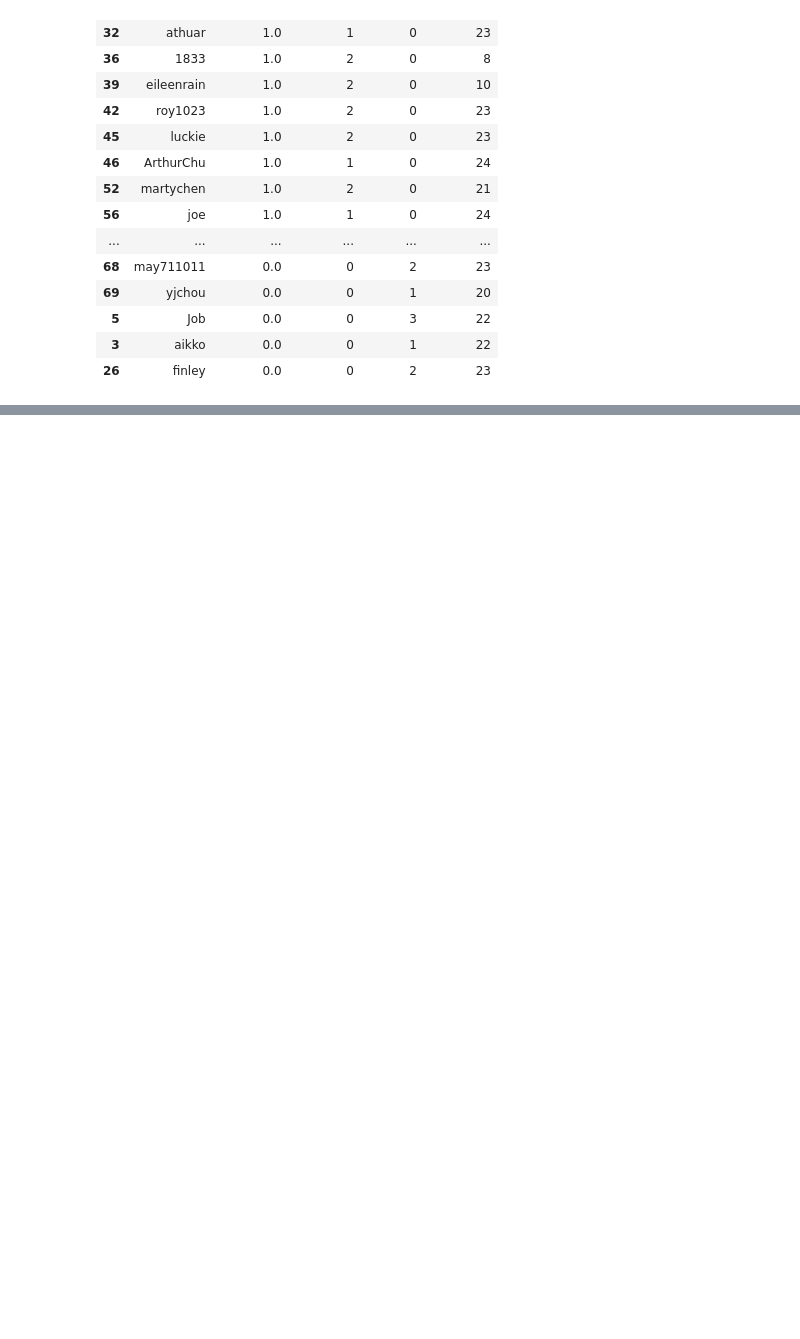
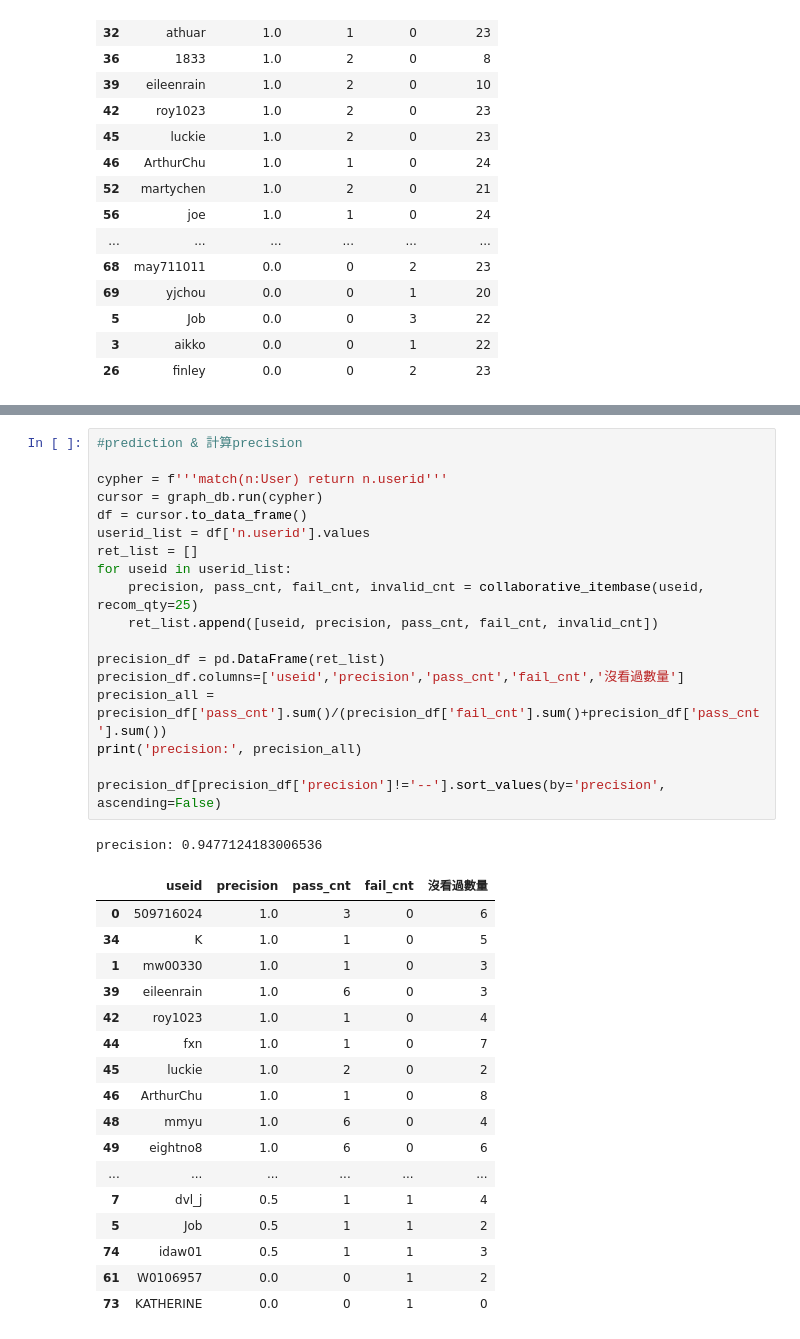
Before and after one commit to Backlu/recommendation_system, a Jupyter notebook: recommendation_system.ipynb, the cells around one changed output, grey strips where cells are left out. Drawn from its saved outputs; the diff is of its cells as text; blank space fills up the shorter version.

```diff
--- a/recommendation_system.ipynb
+++ b/recommendation_system.ipynb
@@ -125,0 +163,37 @@ precision: 0.5625
+# %%
+#prediction & 計算precision
+
+cypher = f'''match(n:User) return n.userid'''
+cursor = graph_db.run(cypher)
+df = cursor.to_data_frame()
+userid_list = df['n.userid'].values
+ret_list = []
+for useid in userid_list:
+    precision, pass_cnt, fail_cnt, invalid_cnt = collaborative_itembase(useid, recom_qty=25)
+    ret_list.append([useid, precision, pass_cnt, fail_cnt, invalid_cnt])
+
+precision_df = pd.DataFrame(ret_list)
+precision_df.columns=['useid','precision','pass_cnt','fail_cnt','沒看過數量']
+precision_all = precision_df['pass_cnt'].sum()/(precision_df['fail_cnt'].sum()+precision_df['pass_cnt'].sum())
+print('precision:', precision_all)
+
+precision_df[precision_df['precision']!='--'].sort_values(by='precision', ascending=False)
+# %% [output]
+precision: 0.9477124183006536
+|  | useid | precision | pass_cnt | fail_cnt | 沒看過數量 |
+| 0 | 509716024 | 1.0 | 3 | 0 | 6 |
+| 34 | K | 1.0 | 1 | 0 | 5 |
+| 1 | mw00330 | 1.0 | 1 | 0 | 3 |
+| 39 | eileenrain | 1.0 | 6 | 0 | 3 |
+| 42 | roy1023 | 1.0 | 1 | 0 | 4 |
+| 44 | fxn | 1.0 | 1 | 0 | 7 |
+| 45 | luckie | 1.0 | 2 | 0 | 2 |
+| 46 | ArthurChu | 1.0 | 1 | 0 | 8 |
+| 48 | mmyu | 1.0 | 6 | 0 | 4 |
+| 49 | eightno8 | 1.0 | 6 | 0 | 6 |
+| ... | ... | ... | ... | ... | ... |
+| 7 | dvl_j | 0.5 | 1 | 1 | 4 |
+| 5 | Job | 0.5 | 1 | 1 | 2 |
+| 74 | idaw01 | 0.5 | 1 | 1 | 3 |
+| 61 | W0106957 | 0.0 | 0 | 1 | 2 |
+| 73 | KATHERINE | 0.0 | 0 | 1 | 0 |
```
Also changed, not shown: parts of 2 cells of this notebook, 1 other file.
